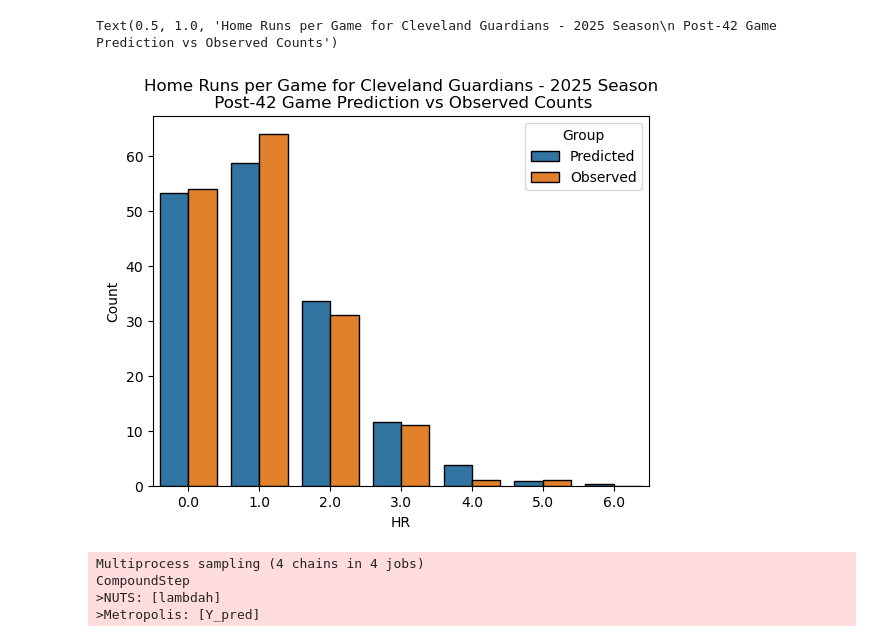
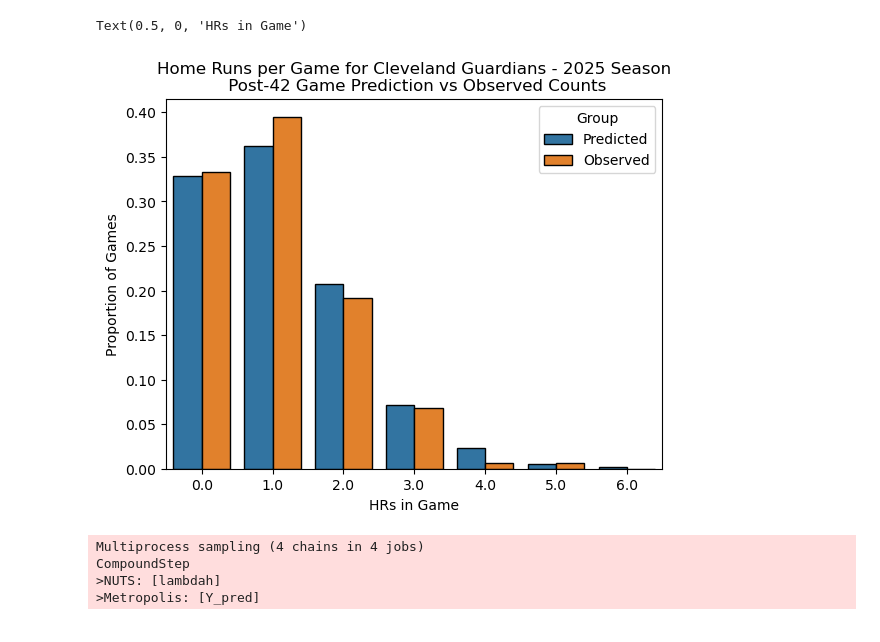
Before and after one commit to mrbond-25/BaseballHRs-Postseason-Eval, a Jupyter notebook: main.ipynb, the cells around one changed output. Drawn from its saved outputs; the diff is of its cells as text; code cells hidden in the pictures.

Commit message:
Adjusted plots, added file for table

```diff
--- a/main.ipynb
+++ b/main.ipynb
@@ -62,14 +64,17 @@ summary_stats
 # %%
 proportions = [.328,.36225,.20775,.072,.023,.00525,.00175]
 Pred_Eval = pd.DataFrame(data = [[0,1,2,3,4,5,6],proportions]).T.rename({0:'HR',1:'Predicted'},axis = 1)
 Pred_Eval.loc[:,"Predicted"] = Pred_Eval["Predicted"] * 162
 Pred_Eval.loc[:,"Observed"] = Guards_2025["HR"].value_counts().sort_index().reindex(Pred_Eval["HR"], fill_value = 0).values
 Pred_Eval = Pred_Eval.melt(id_vars = ['HR'], value_vars = ['Predicted','Observed'], var_name = 'Group', value_name = 'Count')
-sns.barplot(data = Pred_Eval, x = "HR", y = "Count", hue = "Group", edgecolor = 'black')
+Pred_Eval.loc[:,"Proportion"] = Pred_Eval["Count"] / 162
+sns.barplot(data = Pred_Eval, x = "HR", y = "Proportion", hue = "Group", edgecolor = 'black')
 plt.title("Home Runs per Game for Cleveland Guardians - 2025 Season\n Post-42 Game Prediction vs Observed Counts")
+plt.ylabel("Proportion of Games")
+plt.xlabel("HRs in Game")
 # %% [output]
-Text(0.5, 1.0, 'Home Runs per Game for Cleveland Guardians - 2025 Season\n Post-42 Game Prediction vs Observed Counts')
+Text(0.5, 0, 'HRs in Game')
-[figure, old version]
+[figure, new version]
 # %%
 basic_model = pm.Model()
 with basic_model:
```
Also changed, not shown: parts of 6 cells of this notebook, 1 other file.
